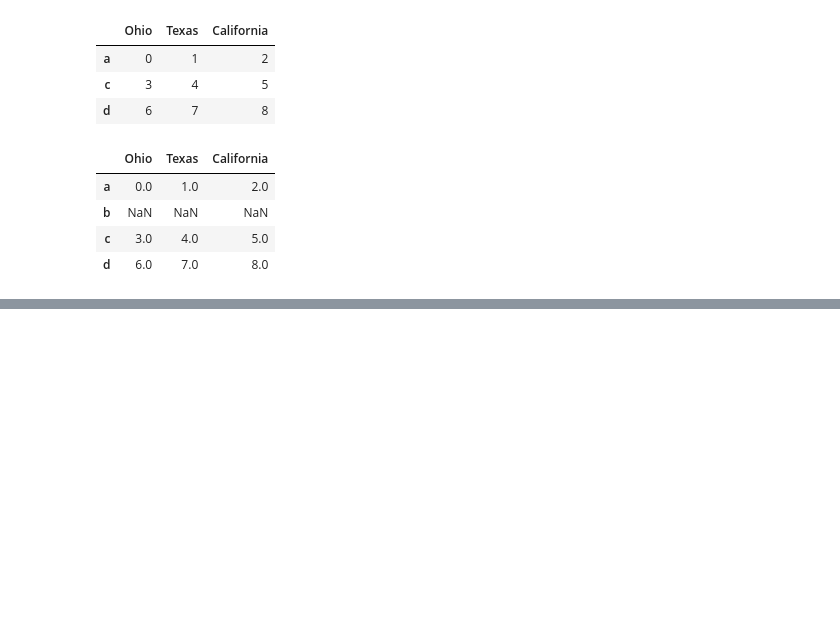
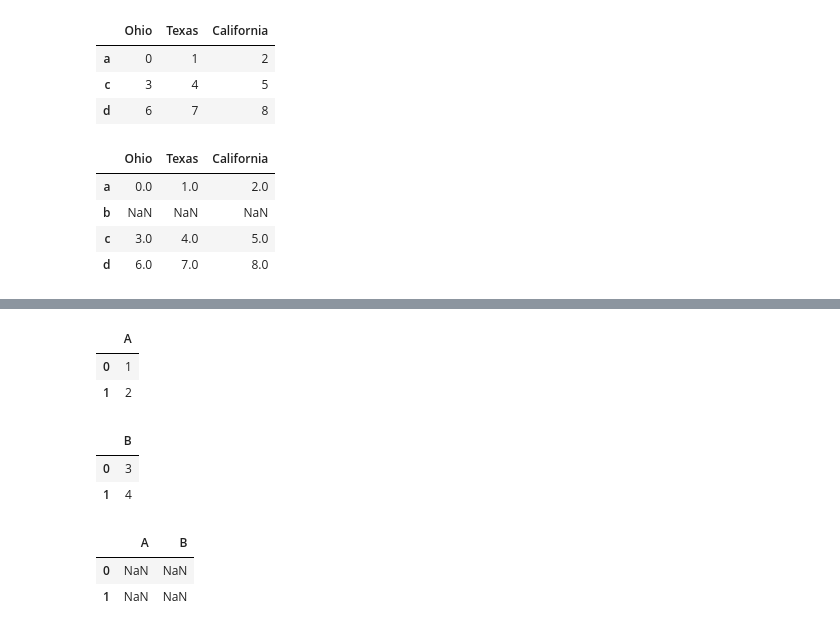
Before and after one commit to saliveja/pandas_study, a Jupyter notebook: python_for_data_analysis.ipynb, the cells around one changed output, grey strips where cells are left out. Cells and saved outputs as stored; diff of their text form; code cells hidden in the pictures; blank space fills up the shorter version.

```diff
--- a/python_for_data_analysis.ipynb
+++ b/python_for_data_analysis.ipynb
@@ -821,0 +880,18 @@ dtype: float64
+# %%
+df1
+# %% [output]
+|  | A |
+| 0 | 1 |
+| 1 | 2 |
+# %%
+df2
+# %% [output]
+|  | B |
+| 0 | 3 |
+| 1 | 4 |
+# %%
+df1-df2
+# %% [output]
+|  | A | B |
+| 0 | NaN | NaN |
+| 1 | NaN | NaN |
```
Also changed, not shown: parts of 103 cells of this notebook.
